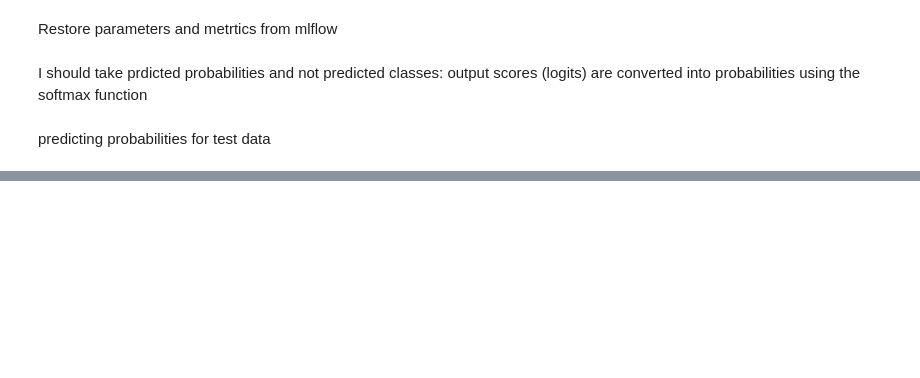
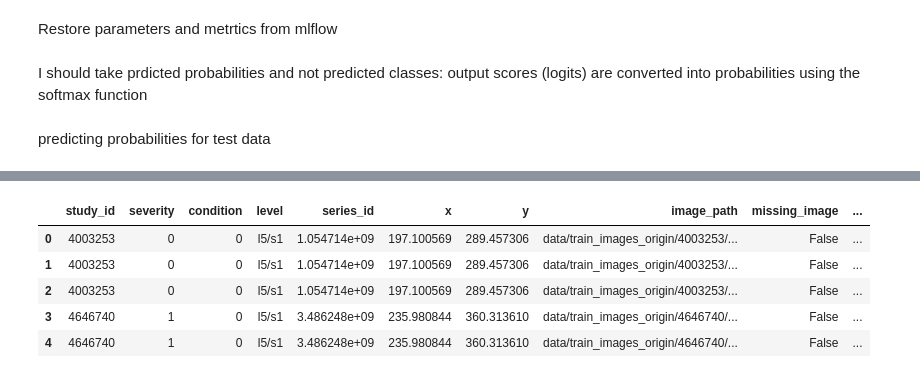
Before and after one commit to CogitoErgoDS/Spine_Degenerative_Classification, a Jupyter notebook: _2_predictions_train_2_cat.ipynb, the cells around one changed output, grey strips where cells are left out. Saved outputs shown, nothing was run; the diff lists cells and outputs as text; code cells hidden in the pictures; blank space fills up the shorter version.

```diff
--- a/_2_predictions_train_2_cat.ipynb
+++ b/_2_predictions_train_2_cat.ipynb
@@ -75,11 +73,8 @@ import matplotlib.pyplot as plt
 import numpy as np
 
 # Set the experiment name
-experiment_name = "721936859901599929"
-mlflow.set_experiment(experiment_name)
 
-# Specify the run ID of the logged model
-run_id = "0eff88ff672544bdb0221d0c6415595d"  # Replace with your actual run ID
+loaded_model = mlflow.pytorch.load_model("runs:/aa4fb3c2e81a4697997b99cb0b39eb48/model")
 model_uri = f"runs:/{run_id}/model"
 
 # Load the model
@@ -170,26 +183,32 @@ print("Predicted Labels Unique Values:", np.unique(predicted_labels))
 # %%
 # Convert the list of probabilities to a numpy array for easier manipulation
 probabilities_array = np.vstack(probabilities_list)
 
 # Ensure the length of probabilities_array matches the length of test_df
 probabilities_array = probabilities_array[:len(test_df)]
 
 # Add the probabilities to the test_df DataFrame
 test_df['Probability_Class_0'] = probabilities_array[:, 0]
 test_df['Probability_Class_1'] = probabilities_array[:, 1]
-test_df['Probability_Class_2'] = probabilities_array[:, 2]
 
 # Round the probabilities to 4 decimal places
 test_df['Probability_Class_0'] = test_df['Probability_Class_0'].round(4)
 test_df['Probability_Class_1'] = test_df['Probability_Class_1'].round(4)
-test_df['Probability_Class_2'] = test_df['Probability_Class_2'].round(4)
+
 # Add the predicted classes to the test_df DataFrame
 test_df['Predicted_Class'] = results
 
 
 
 # Display the updated DataFrame
 
 test_df.head()
+# %% [output]
+|  | study_id | severity | condition | level | series_id | x | y | image_path | missing_image | ... |
+| 0 | 4003253 | 0 | 0 | l5/s1 | 1.054714e+09 | 197.100569 | 289.457306 | data/train_images_origin/4003253/... | False | ... |
+| 1 | 4003253 | 0 | 0 | l5/s1 | 1.054714e+09 | 197.100569 | 289.457306 | data/train_images_origin/4003253/... | False | ... |
+| 2 | 4003253 | 0 | 0 | l5/s1 | 1.054714e+09 | 197.100569 | 289.457306 | data/train_images_origin/4003253/... | False | ... |
+| 3 | 4646740 | 1 | 0 | l5/s1 | 3.486248e+09 | 235.980844 | 360.313610 | data/train_images_origin/4646740/... | False | ... |
+| 4 | 4646740 | 1 | 0 | l5/s1 | 3.486248e+09 | 235.980844 | 360.313610 | data/train_images_origin/4646740/... | False | ... |
 # %%
 # Group by severity and sum the Probability_Class_1
```
Also changed, not shown: parts of 8 cells of this notebook, 14 other files.
